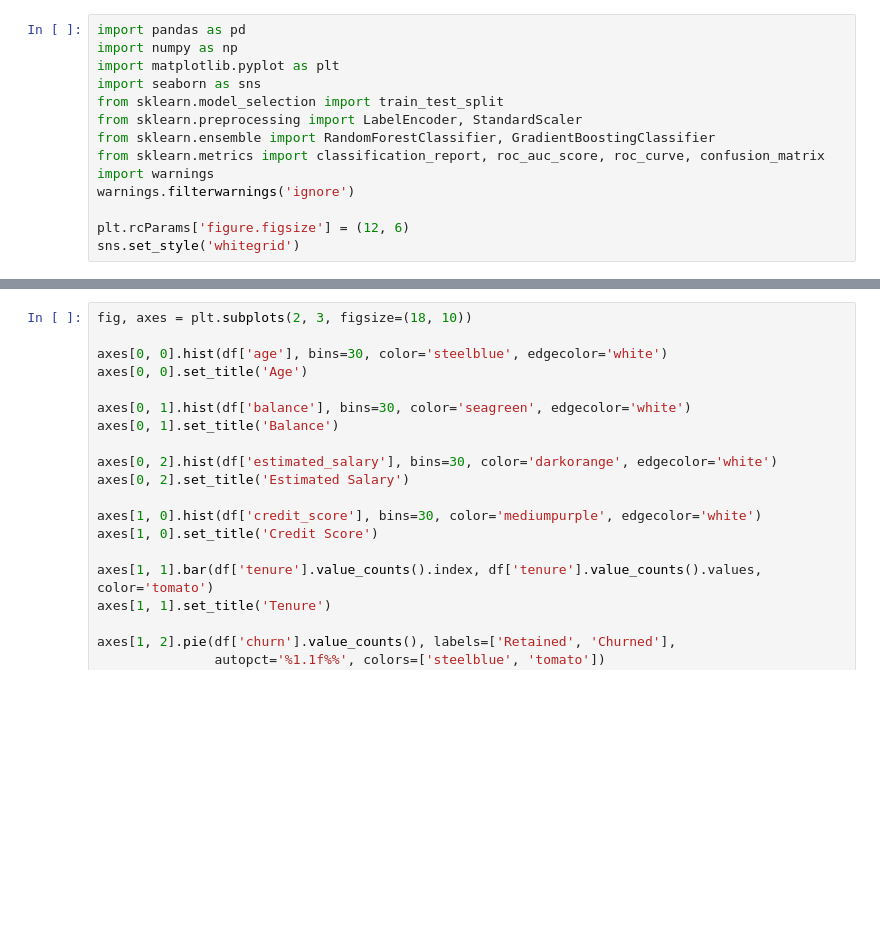
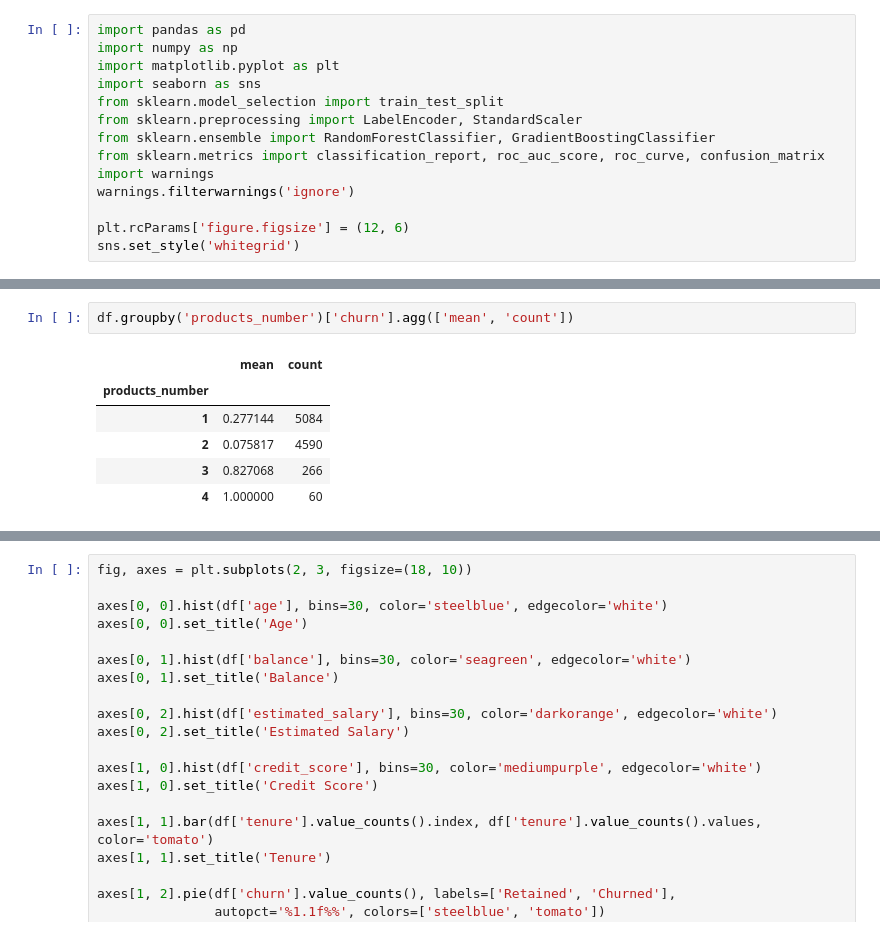
Before and after one commit to CEGGANASLATZOLATLAN/ltvChurnAnalysis, a Jupyter notebook: ltv.ipynb, the cells around one changed output, grey strips where cells are left out. Drawn from its saved outputs; the diff is of its cells as text; blank space fills up the shorter version.

```diff
--- a/ltv.ipynb
+++ b/ltv.ipynb
@@ -27,0 +96,9 @@ df.describe()
+# %%
+df.groupby('products_number')['churn'].agg(['mean', 'count'])
+# %% [output]
+|  | mean | count |
+| products_number |  |  |
+| 1 | 0.277144 | 5084 |
+| 2 | 0.075817 | 4590 |
+| 3 | 0.827068 | 266 |
+| 4 | 1.000000 | 60 |
```
Also changed, not shown: parts of 26 cells of this notebook.
